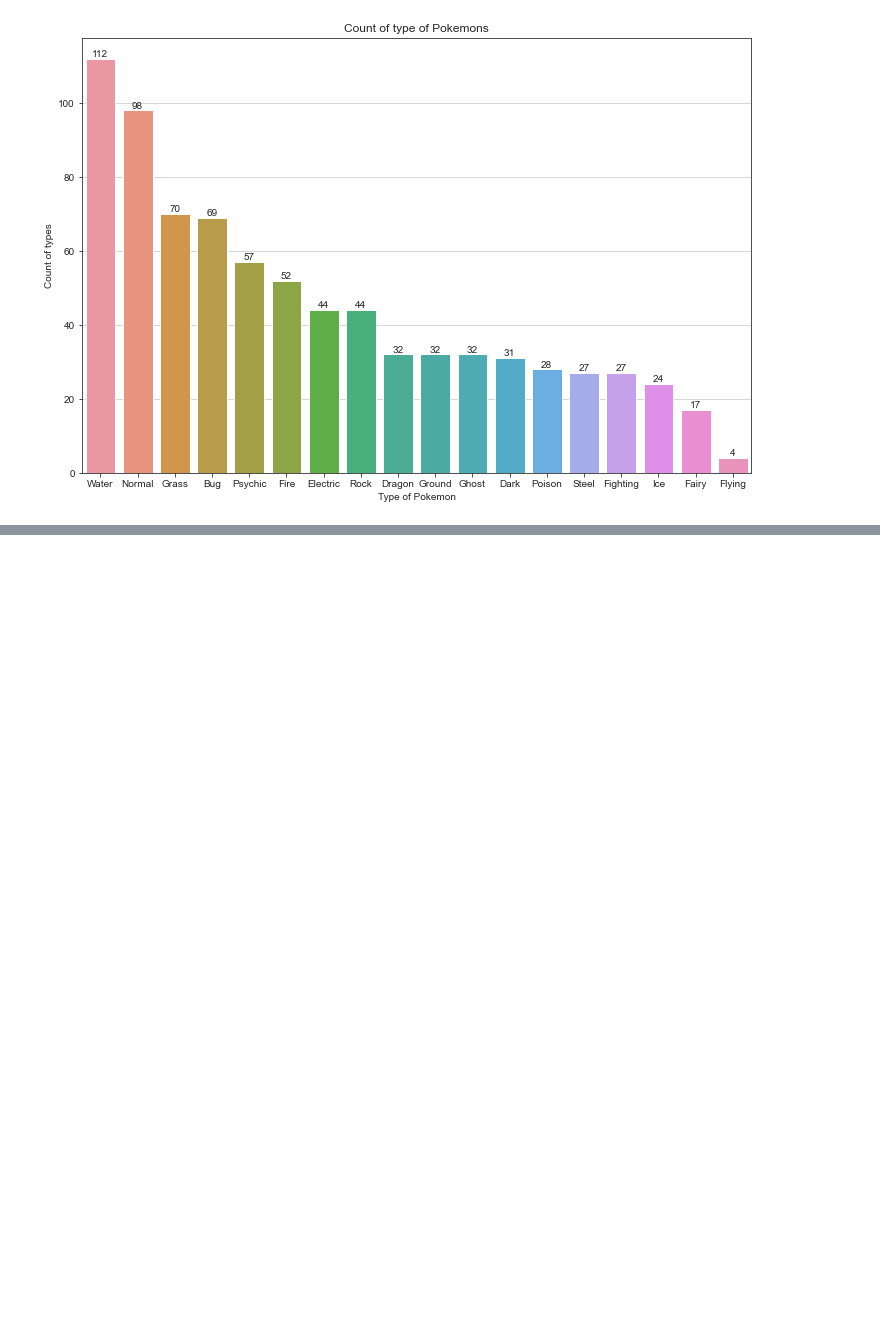
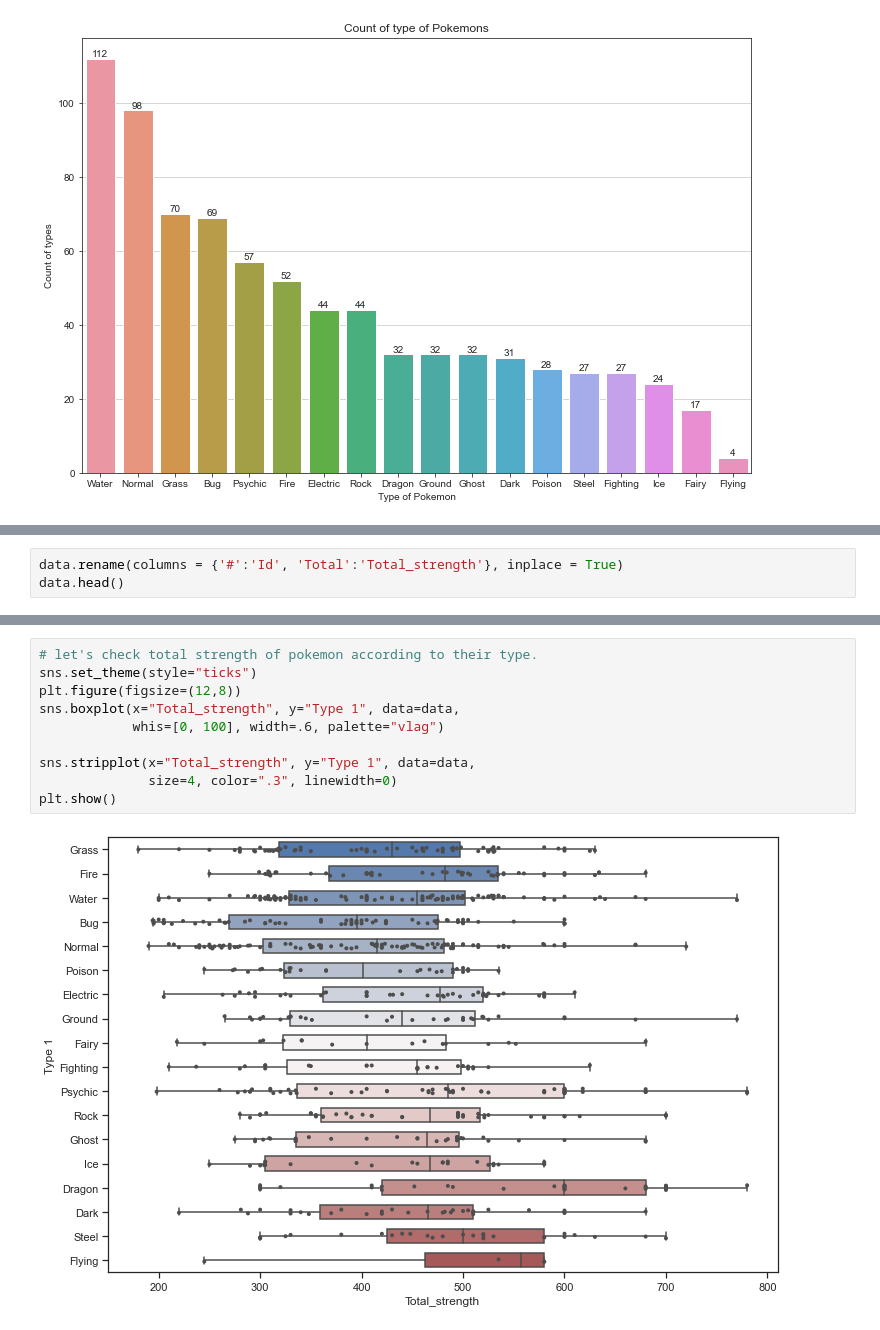
Before and after one commit to Njtales/Some_projects, a Jupyter notebook: EDA/Pokemon Statistics/Pokemon Statistics.ipynb, the cells around one changed output, grey strips where cells are left out. Cells and saved outputs as stored; diff of their text form; blank space fills up the shorter version.

Commit message:
updating Pokemon stats

```diff
--- a/EDA/Pokemon Statistics/Pokemon Statistics.ipynb
+++ b/EDA/Pokemon Statistics/Pokemon Statistics.ipynb
@@ -99,0 +116,3 @@ plt.show()
+# %%
+data.rename(columns = {'#':'Id', 'Total':'Total_strength'}, inplace = True)
+data.head()
@@ -99,0 +126,12 @@ plt.show()
+# %%
+# let's check total strength of pokemon according to their type.
+sns.set_theme(style="ticks")
+plt.figure(figsize=(12,8))
+sns.boxplot(x="Total_strength", y="Type 1", data=data,
+            whis=[0, 100], width=.6, palette="vlag")
+
+sns.stripplot(x="Total_strength", y="Type 1", data=data,
+              size=4, color=".3", linewidth=0)
+plt.show()
+# %% [output]
+[figure, added]
```
Also changed, not shown: parts of 10 cells of this notebook.
